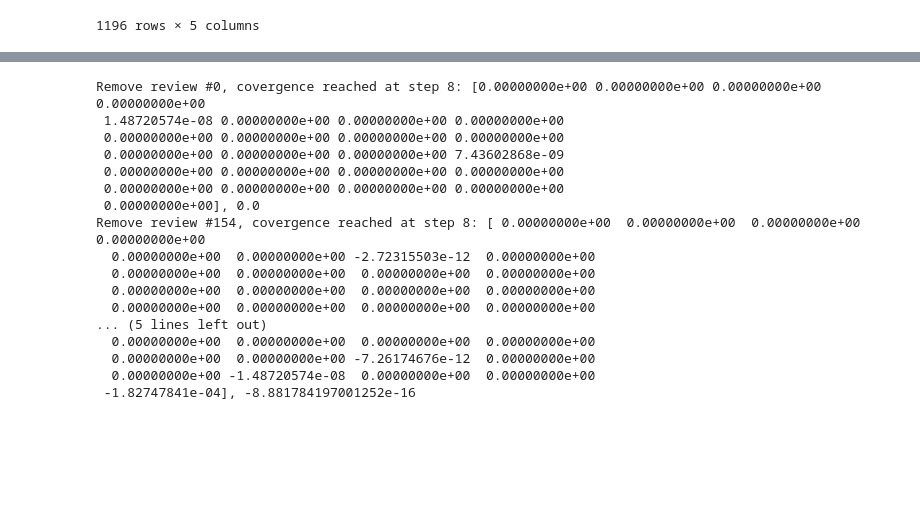
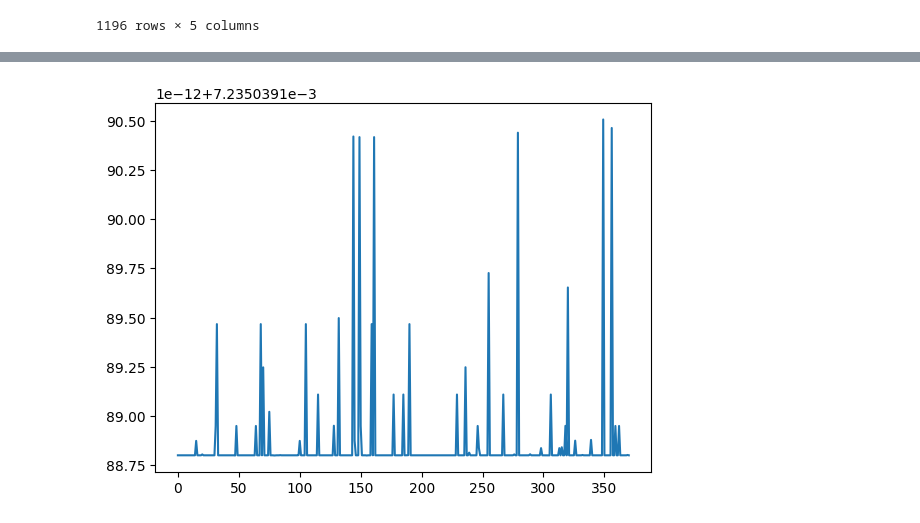
Before and after one commit to EyeofBeholder-NLeSC/proto-solver, a Jupyter notebook: prototype.ipynb, the cells around one changed output, grey strips where cells are left out. Saved outputs shown, nothing was run; the diff lists cells and outputs as text; code cells hidden in the pictures; blank space fills up the shorter version.

```diff
--- a/prototype.ipynb
+++ b/prototype.ipynb
@@ -105,0 +161,7 @@ def get_attacks(chunks):
+# %%
+# build solver
+n_topics = chunks["topic"].unique().size
+model = CountinuousDFQuADModel(data_adaptor=adaptor)
+solver = Solver(model=model, step_size=0.1, max_steps=10e4, epsilon=10e-4)
+final_step, collector = solver.solve(solver="RK4", collect_data=True)
+final_step, model.strength_vector[-n_topics:]
@@ -105,0 +178,5 @@ def get_attacks(chunks):
+# %%
+model_opt = CountinuousDFQuADModel(data_adaptor=adaptor)
+solver_opt = Solver(model=model_opt, step_size=0.1, max_steps=10e4, epsilon=10e-4)
+final_step, collector = solver_opt.solve(solver="RK4", collect_data=True, update_last=n_topics)
+final_step, model_opt.strength_vector[-n_topics:]
@@ -106,16 +196,13 @@ def get_attacks(chunks):
 # %%
-# build adaptor of input data
-nodes = get_nodes(chunks)
-supports = get_supports(chunks)
-attacks = get_attacks(chunks)
-adaptor = Adaptor(arguments=nodes, weight_col="weight", attacks=attacks, supports=supports)
-
-# build solver
-model = CountinuousDFQuADModel(data_adaptor=adaptor)
-solver = Solver(model=model, step_size=0.5, max_steps=10e4, epsilon=10e-4)
-final_step, collector = solver.solve(solver="RK4", collect_data=True)
-
-base_prod_strength = model.strength_vector[-1]
-base_topic_strength = model.strength_vector[-26:-1]
-
-base_topic_strength, base_prod_strength
+result = []
+for i in chunks["argument_id"].unique():
+    part_chunks = remove_review_by_id(i, chunks)
+    nodes = get_nodes(part_chunks)
+    supports = get_supports(part_chunks)
+    attacks = get_attacks(part_chunks)
+    n_topics = part_chunks["topic"].unique().size
+    adaptor = Adaptor(arguments=nodes, weight_col="weight", attacks=attacks, supports=supports)
+    model = CountinuousDFQuADModel(data_adaptor=adaptor)
+    solver = Solver(model=model, step_size=0.5, max_steps=10e4, epsilon=10e-4)
+    final_step, _ = solver.solve(solver="RK4", update_last=n_topics)
+    result.append(model.strength_vector[-1])
@@ -129,30 +209,8 @@ base_topic_strength, base_prod_strength
-# %%
-result = []
-for i in [0, 154, 155]:
-    part_chunks = remove_review_by_id(i, chunks)
-    nodes = get_nodes(part_chunks)
-    supports = get_supports(part_chunks)
-    attacks = get_attacks(part_chunks)
-    adaptor = Adaptor(arguments=nodes, weight_col="weight", attacks=attacks, supports=supports)
-    model = CountinuousDFQuADModel(data_adaptor=adaptor)
-    solver = Solver(model=model, step_size=0.5, max_steps=10e4, epsilon=10e-4)
-    final_step, _ = solver.solve(solver="RK4", collect_data=False)
-    print(f"Remove review #{i}, covergence reached at step {final_step}: {model.strength_vector[-26:-1] - base_topic_strength}, {model.strength_vector[-1] - base_prod_strength}")
-# %% [output]
-Remove review #0, covergence reached at step 8: [0.00000000e+00 0.00000000e+00 0.00000000e+00 0.00000000e+00
- 1.48720574e-08 0.00000000e+00 0.00000000e+00 0.00000000e+00
- 0.00000000e+00 0.00000000e+00 0.00000000e+00 0.00000000e+00
- 0.00000000e+00 0.00000000e+00 0.00000000e+00 7.43602868e-09
- 0.00000000e+00 0.00000000e+00 0.00000000e+00 0.00000000e+00
- 0.00000000e+00 0.00000000e+00 0.00000000e+00 0.00000000e+00
- 0.00000000e+00], 0.0
-Remove review #154, covergence reached at step 8: [ 0.00000000e+00  0.00000000e+00  0.00000000e+00  0.00000000e+00
-  0.00000000e+00  0.00000000e+00 -2.72315503e-12  0.00000000e+00
-  0.00000000e+00  0.00000000e+00  0.00000000e+00  0.00000000e+00
-  0.00000000e+00  0.00000000e+00  0.00000000e+00  0.00000000e+00
-  0.00000000e+00  0.00000000e+00  0.00000000e+00  0.00000000e+00
-... (5 lines left out)
-  0.00000000e+00  0.00000000e+00  0.00000000e+00  0.00000000e+00
-  0.00000000e+00  0.00000000e+00 -7.26174676e-12  0.00000000e+00
-  0.00000000e+00 -1.48720574e-08  0.00000000e+00  0.00000000e+00
- -1.82747841e-04], -8.881784197001252e-16
+# %%
+import matplotlib.pyplot as plt
+
+gaps = np.array(result) - model_opt.strength_vector[-1]
+plt.plot(gaps)
+plt.show()
+# %% [output]
+[figure, added]
```
Also changed, not shown: parts of 10 cells of this notebook, 2 other files.
